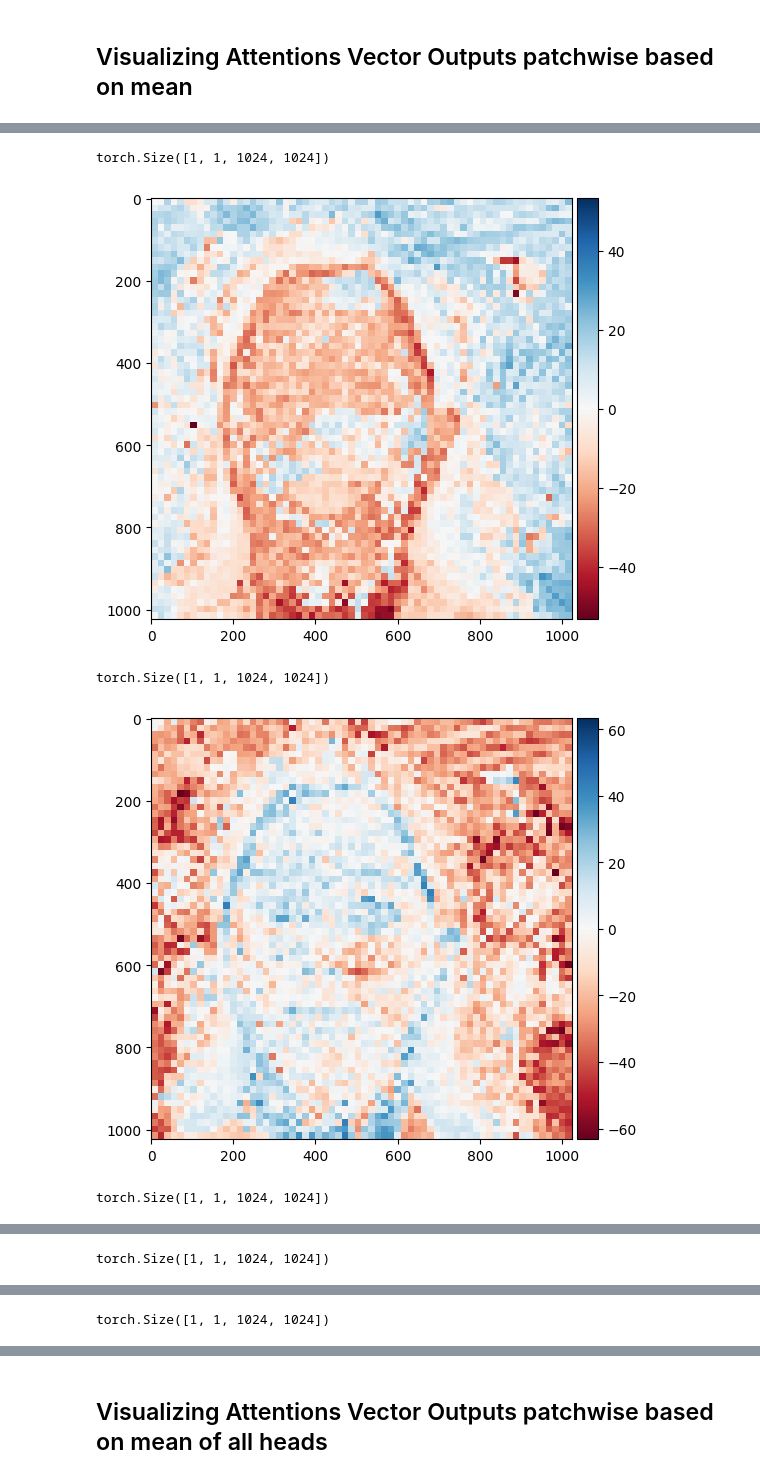
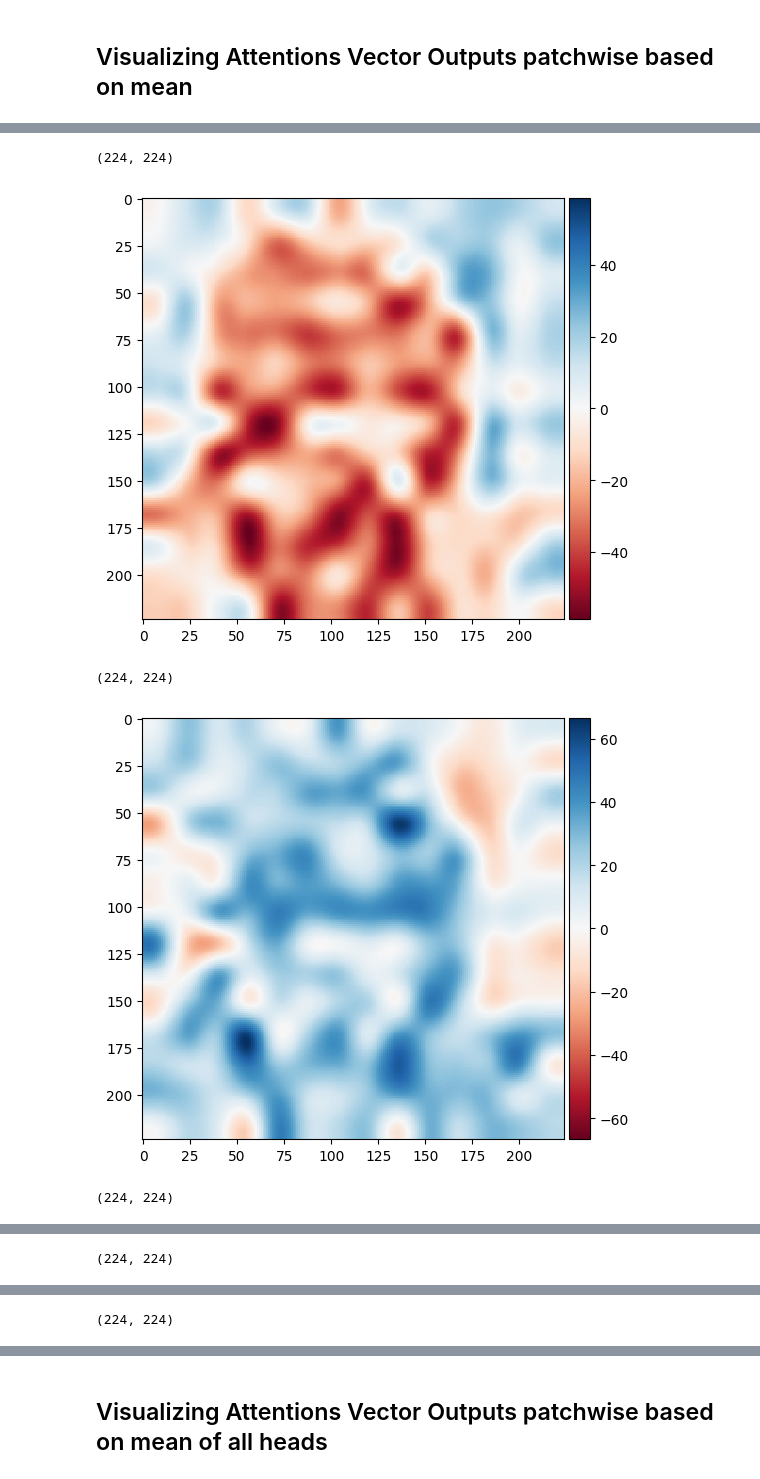
Before and after one commit to mrzaizai2k/liveness_vit, a Jupyter notebook: notebook/visualizing-vision-transformers-timm.ipynb, the cells around one changed output, grey strips where cells are left out. Saved outputs shown, nothing was run; the diff lists cells and outputs as text; code cells hidden in the pictures.

```diff
--- a/notebook/visualizing-vision-transformers-timm.ipynb
+++ b/notebook/visualizing-vision-transformers-timm.ipynb
@@ -22,7 +23,7 @@ import matplotlib.pyplot as plt
 # %%
 im_path = "image_test/faketwo.jpg"
 model_path = "vit_base_patch16_224.augreg_in21k_ft_in1k"
-image_size = 1024
+image_size = 224
 # %%
 def get_image(im_path,shape=image_size):
     img = io.imread(im_path)[:,:,:3]
@@ -106,3 +118,8 @@ map_size = int(np.sqrt(4096))
+# %%
+if image_size==224:
+    map_size = int(np.sqrt(196))
+elif image_size==1024:
+    map_size = int(np.sqrt(4096))
 # %% [markdown]
 ## Visualizing Feature Vector Outputs patchwise based on mean
 # %%
@@ -136,24 +160,24 @@ torch.Size([1, 12, 4097, 4097])
 # %%
 num_heads = attentions.shape[1]
 
 for attention_head in range(num_heads):
     attentions_map = attentions[:,attention_head,:,0]
     attentions_map = attentions_map[:,1:] ## removing cls token ## [1,num_patches]
 #     map_size = int(np.sqrt(4096))
 
     attentions_map = attentions_map.view(1,1,map_size,map_size) ## adding channel axis for upsample
 
-    attentions_map = nn.Upsample(size=(image_size,image_size))(attentions_map)
+    attentions_map = nn.functional.interpolate(attentions_map.view(1, 1, map_size,map_size), (224, 224), mode='bicubic').view(224, 224, 1).squeeze(-1).detach().cpu().numpy()
     print(attentions_map.shape)
 
-    attentions_map = attentions_map[0,0,:,:].detach().cpu().numpy()
+    # attentions_map = attentions_map[0,0,:,:].detach().cpu().numpy()
 
 #     attentions_map = (attentions_map-attentions_map.min())/(attentions_map.max()-attentions_map.min())
     io.imshow(attentions_map)
     plt.show()
 # %% [output]
-torch.Size([1, 1, 1024, 1024])
+(224, 224)
-[figure, old version]
+[figure, new version]
-torch.Size([1, 1, 1024, 1024])
+(224, 224)
-[figure, old version]
+[figure, new version]
-torch.Size([1, 1, 1024, 1024])
+(224, 224)
@@ -161 +185 @@ torch.Size([1, 1, 1024, 1024])
-torch.Size([1, 1, 1024, 1024])
+(224, 224)
@@ -163 +187 @@ torch.Size([1, 1, 1024, 1024])
-torch.Size([1, 1, 1024, 1024])
+(224, 224)
```
Also changed, not shown: parts of 15 cells of this notebook, 5 other files.
